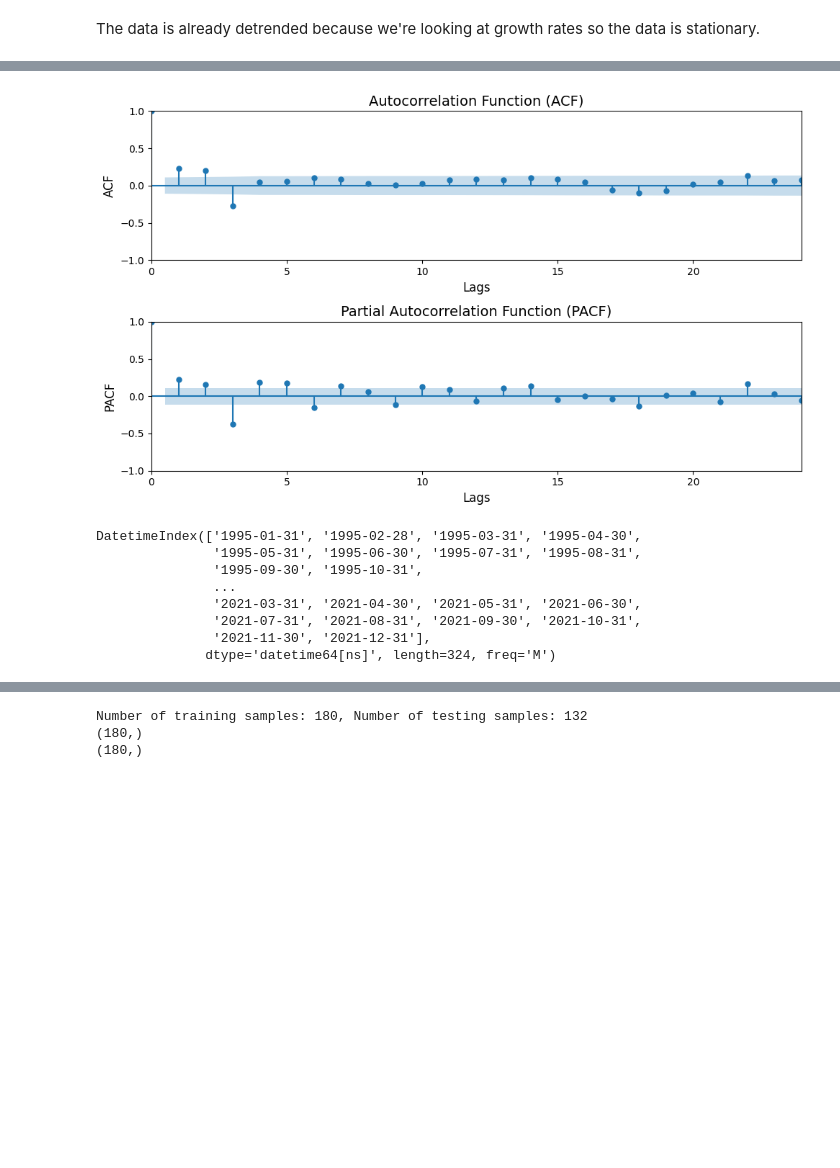
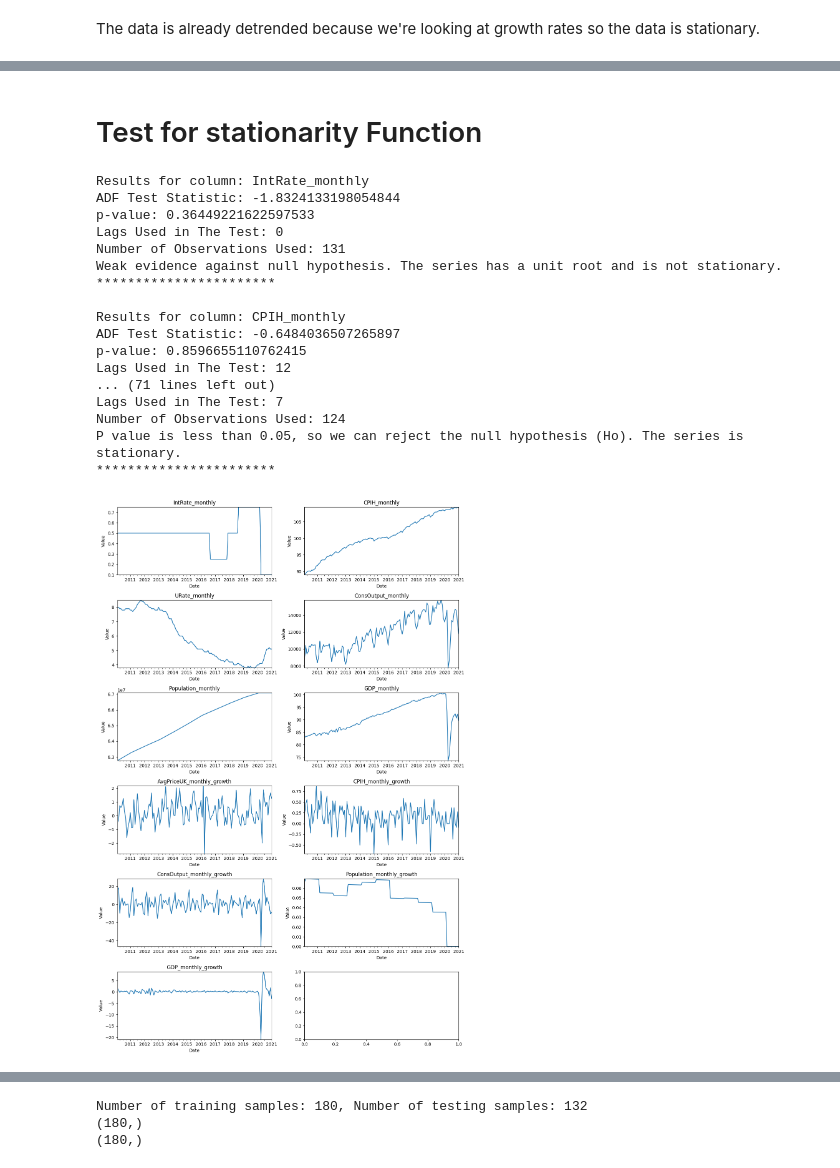
Before and after one commit to amyfthau/CFGSum23D1G4, a Jupyter notebook: Modelling.ipynb, the cells around one changed output, grey strips where cells are left out. Drawn from its saved outputs; the diff is of its cells as text; code cells hidden in the pictures; blank space fills up the shorter version.

```diff
--- a/Modelling.ipynb
+++ b/Modelling.ipynb
@@ -178,0 +303,21 @@ Freq: M, Length: 324, dtype: float64
+# %%
+nonstationary_variables = ["AvgPriceUK_monthly","CPIH_monthly", "ConsOutput_monthly","Population_monthly", "GDP_monthly"]
+
+# Loop through the variables and calculate the growth rates
+for variable in nonstationary_variables:
+    data_df[variable + "_growth"] = data_df[variable].pct_change() * 100
+
+# Drop rows with NaN values in any of the columns
+data_df.dropna(inplace=True)
+# Print the DataFrame
+print(data_df)
+data_df.head(100)
+
+# Display summary information about the DataFrame
+data_df.info()
+# Check for NaN values and count them for each column
+nan_counts = data_df.isna().sum()
+# Print the NaN counts
+print(nan_counts)
+# Check for and replace inf and -inf values with NaN
+data_df.replace([np.inf, -np.inf], np.nan, inplace=True)
@@ -253,3 +344,46 @@ P value is less than 0.05, so we can reject the null hypothesis (Ho). The series
+# %% [markdown]
+# Test for stationarity Function
+# %%
+# Create a 6x2 grid of subplots
+fig, axes = plt.subplots(6, 2, figsize=(12, 18))
+fig.subplots_adjust(hspace=0.5)
+
+# Apply the adfuller_test function and plot for each variable
+for idx, variable in enumerate(data_df.columns[1:]):  # Skip 'Date' column
+    row = idx // 2
+    col = idx % 2
+    ax = axes[row, col]
+
+    adfuller_test(data_df[variable], variable)
+
+    # Plot the data
+    data_df[variable].plot(ax=ax)
+    ax.set_title(variable)
+    ax.set_xlabel('Date')
+    ax.set_ylabel('Value')
+    ax.set_ylim(np.nanmin(data_df[variable]), np.nanmax(data_df[variable]))  # Adjust y-axis limits
+
+plt.tight_layout()
+plt.show()
+# %% [output]
+Results for column: IntRate_monthly
+ADF Test Statistic: -1.8324133198054844
+p-value: 0.36449221622597533
+Lags Used in The Test: 0
+Number of Observations Used: 131
+Weak evidence against null hypothesis. The series has a unit root and is not stationary.
+***********************
+
+Results for column: CPIH_monthly
+ADF Test Statistic: -0.6484036507265897
+p-value: 0.8596655110762415
+Lags Used in The Test: 12
+... (71 lines left out)
+Lags Used in The Test: 7
+Number of Observations Used: 124
+P value is less than 0.05, so we can reject the null hypothesis (Ho). The series is stationary.
+***********************
+[figure, added]
 # %%
 # # if time series is not stationary-
 
@@ -273,17 +407,3 @@ P value is less than 0.05, so we can reject the null hypothesis (Ho). The series
 #   plt.show()
 
 # # pick a plot which shows stationarity (there is basically no clear pattern shown in the plot)
-# %%
-# Plot ACF and PACF
-plot_acf_pacf(monthly_p_change_Ashford)
-print(index)
-# %% [output]
-[figure, removed]
-DatetimeIndex(['1995-01-31', '1995-02-28', '1995-03-31', '1995-04-30',
-               '1995-05-31', '1995-06-30', '1995-07-31', '1995-08-31',
-               '1995-09-30', '1995-10-31',
-               ...
-               '2021-03-31', '2021-04-30', '2021-05-31', '2021-06-30',
-               '2021-07-31', '2021-08-31', '2021-09-30', '2021-10-31',
-               '2021-11-30', '2021-12-31'],
-              dtype='datetime64[ns]', length=324, freq='M')
```
Also changed, not shown: parts of 54 cells of this notebook.
